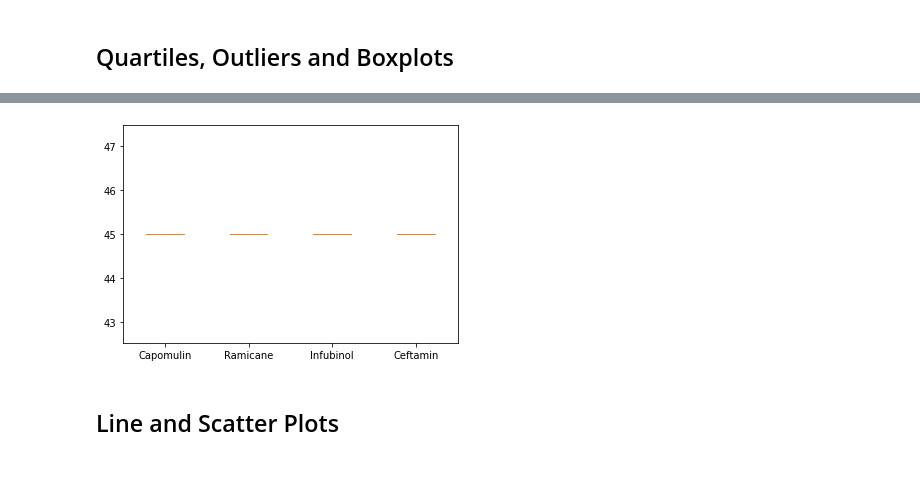
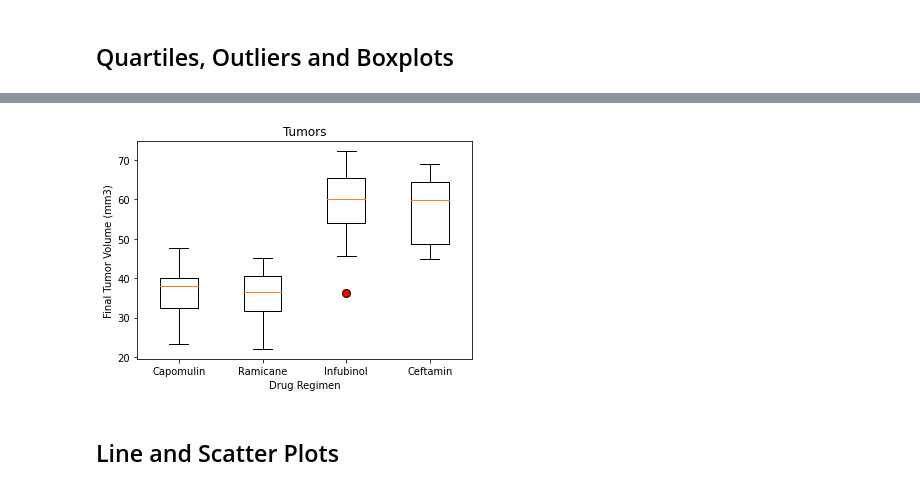
Before and after one commit to tingjennings/HW5_Matplotlib-, a Jupyter notebook: Solutions/Pymaceuticals/pymaceuticals.ipynb, the cells around one changed output, grey strips where cells are left out. Drawn from its saved outputs; the diff is of its cells as text; code cells hidden in the pictures.

```diff
--- a/Solutions/Pymaceuticals/pymaceuticals.ipynb
+++ b/Solutions/Pymaceuticals/pymaceuticals.ipynb
@@ -218,16 +285,46 @@ for drug in treatment_list:
     # Locate the rows which contain mice on each drug and get the tumor volumes
     final_volume=merged.loc[merged["Drug Regimen"]==drug,'Tumor Volume (mm3)']
     # add subset
+    # Determine outliers using upper and lower bounds
     volume_list.append(final_volume)
-
-    # Determine outliers using upper and lower bounds
+    tumors = caplastmerge["Tumor Volume (mm3)"]
     quartiles = final_volume.quantile([.25,.5,.75])
     lowerq = quartiles[0.25]
     upperq = quartiles[0.75]
     iqr = upperq - lowerq
+    print(f'IQR for {drug}: {iqr}')
 
     lower_bound = lowerq - (1.5*iqr)
     upper_bound = upperq + (1.5*iqr)
+    print(f'Lower Bound for {drug}: {lower_bound}')
+    print(f'Upper Bound for {drug}: {upper_bound}')
     outliers=final_volume.loc[(final_volume<lower_bound)|(final_volume>upper_bound)]
-    print(f"{drug}  outliers {outliers}.")
+    print(f"{drug} outliers {outliers}.")
+
+    tumors2 = ramlastmerge["Tumor Volume (mm3)"]
+    quartiles2 = tumors2.quantile([.25,.5,.75])
+    lowerq2 = quartiles2[0.25]
+    upperq2 = quartiles2[0.75]
+    iqr2 = upperq2-lowerq2
+    lower_bound2 = lowerq2 - (1.5*iqr2)
+    upper_bound2 = upperq2 + (1.5*iqr2)
+    print(f"Ramicane potential outliers could be values below {lower_bound2} and above {upper_bound2} could be outliers.")
+
+    tumors3 = inflastmerge["Tumor Volume (mm3)"]
+    quartiles3 = tumors3.quantile([.25,.5,.75])
+    lowerq3 = quartiles3[0.25]
+    upperq3 = quartiles3[0.75]
+    iqr3 = upperq3-lowerq3
+    lower_bound3 = lowerq3 - (1.5*iqr3)
+    upper_bound3 = upperq3 + (1.5*iqr3)
+    print(f"Infubinol potential outliers could be values below {lower_bound3} and above {upper_bound3} could be outliers.")
+
+    tumors4 = ceftlastmerge["Tumor Volume (mm3)"]
+    quartiles4 = tumors4.quantile([.25,.5,.75])
+    lowerq4 = quartiles4[0.25]
+    upperq4 = quartiles4[0.75]
+    iqr4 = upperq4-lowerq4
+    lower_bound4 = lowerq4 - (1.5*iqr4)
+    upper_bound4 = upperq4 + (1.5*iqr4)
+    print(f"Ceftamin potential outliers could be values below {lower_bound4} and above {upper_bound4} could be outliers.")
 # %% [output]
@@ -238,8 +348,15 @@ Ceftamin  outliers Series([], Name: Tumor Volume (mm3), dtype: float64).
 # %%
 # Generate a box plot of the final tumor volume of each mouse across four regimens of interest
-plt.boxplot(volume_list,labels=treatment_list)
+flierprops = dict(marker='o', mfc='red', markersize=8, mec='k')
+data_to_plot = [tumors, tumors2, tumors3, tumors4]
+fig1, ax1 = plt.subplots()
+ax1.set_title('Tumors')
+ax1.set_ylabel('Final Tumor Volume (mm3)')
+ax1.set_xlabel('Drug Regimen')
+ax1.boxplot(data_to_plot, labels=["Capomulin","Ramicane","Infubinol","Ceftamin",], flierprops=flierprops)
+plt.savefig('boxplot')
 plt.show()
 # %% [output]
-[figure, old version]
+[figure, new version]
 # %% [markdown]
 ## Line and Scatter Plots
```
Also changed, not shown: parts of 18 cells of this notebook, 5 other files.
